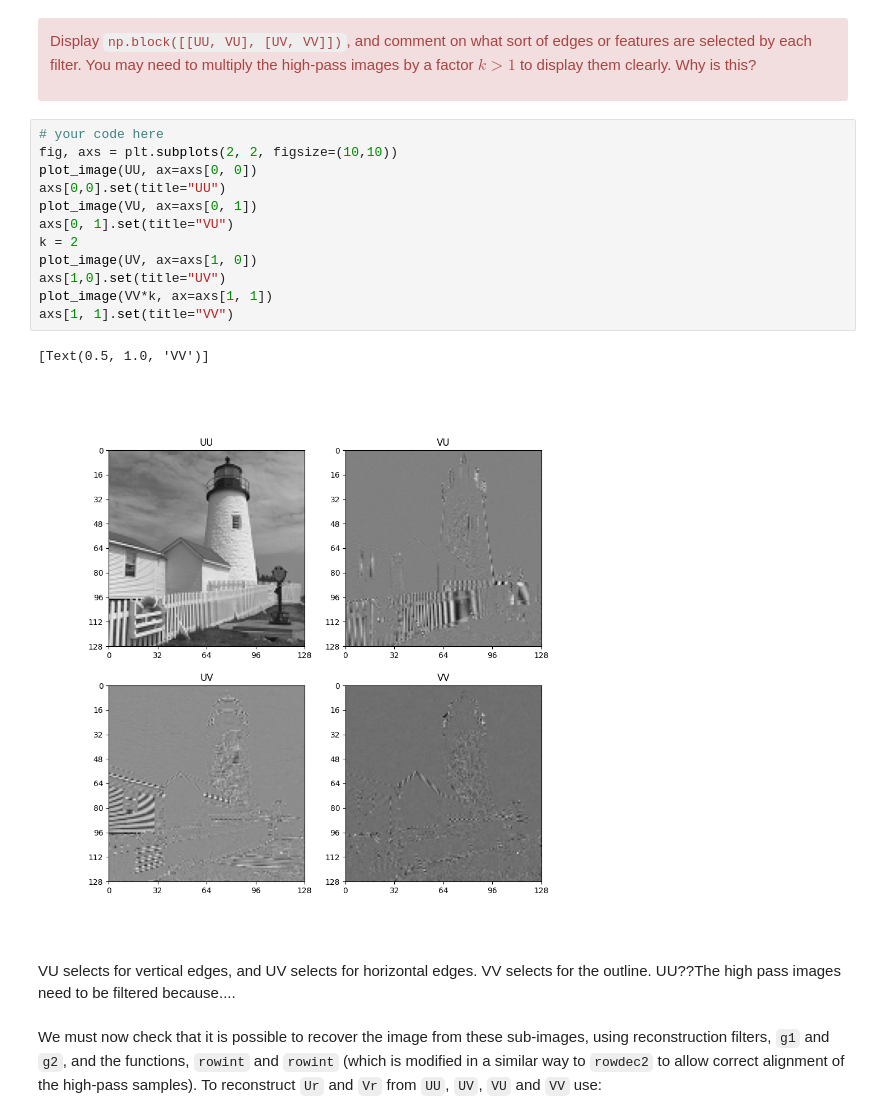
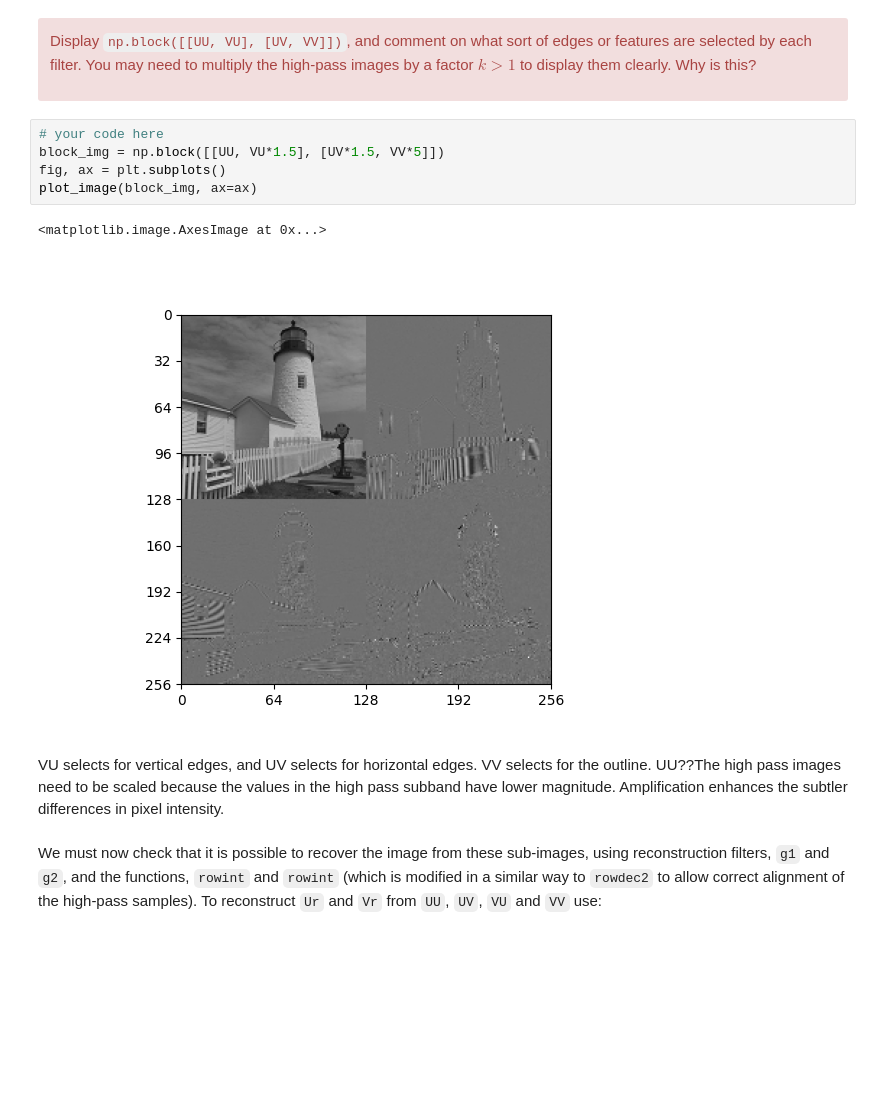
Before and after one commit to dt536/diya_cued_sf2_lab, a Jupyter notebook: 9-dwt.ipynb, the cells around one changed output. Saved outputs shown, nothing was run; the diff lists cells and outputs as text; blank space fills up the shorter version.

```diff
--- a/9-dwt.ipynb
+++ b/9-dwt.ipynb
@@ -204,23 +204,16 @@ VV = rowdec2(V.T, h2).T
 
 Display `np.block([[UU, VU], [UV, VV]])`, and comment
 on what sort of edges or features are selected by each filter. You may need to multiply the high-pass images by a factor $k > 1$ to display them clearly. Why is this?</div>
-# %%
-# your code here
-fig, axs = plt.subplots(2, 2, figsize=(10,10))
-plot_image(UU, ax=axs[0, 0])
-axs[0,0].set(title="UU")
-plot_image(VU, ax=axs[0, 1])
-axs[0, 1].set(title="VU")
-k = 2
-plot_image(UV, ax=axs[1, 0])
-axs[1,0].set(title="UV")
-plot_image(VV*k, ax=axs[1, 1])
-axs[1, 1].set(title="VV")
-# %% [output]
-[Text(0.5, 1.0, 'VV')]
-[figure, removed]
+# %%
+# your code here
+block_img = np.block([[UU, VU*1.5], [UV*1.5, VV*5]])
+fig, ax = plt.subplots()
+plot_image(block_img, ax=ax)
+# %% [output]
+<matplotlib.image.AxesImage at 0x...>
+[figure, added]
 # %% [markdown]
-VU selects for vertical edges, and UV selects for horizontal edges. VV selects for the outline. UU??The high pass images need to be filtered because....
+VU selects for vertical edges, and UV selects for horizontal edges. VV selects for the outline. UU??The high pass images need to be scaled because the values in the high pass subband have lower magnitude. Amplification enhances the subtler differences in pixel intensity.
 # %% [markdown]
 We must now check that it is possible to recover the image from
 these sub-images, using reconstruction filters, `g1` and `g2`, and the functions, `rowint` and `rowint` (which
```
Also changed, not shown: parts of 11 cells of this notebook.
